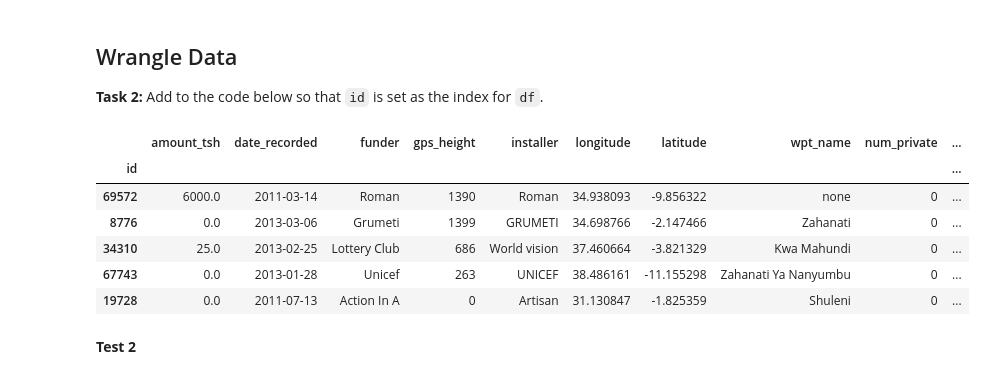
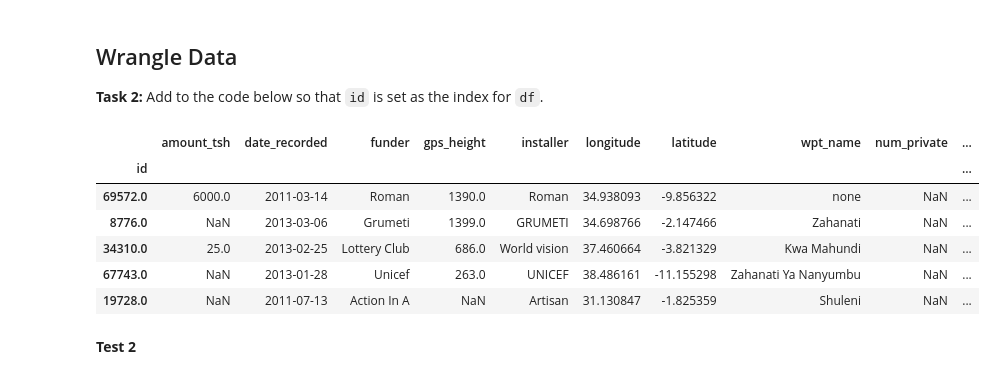
Before and after one commit to Samuel-Egbert31415/DS-Unit-2-Kaggle-Challenge, a Jupyter notebook: module1-decision-trees/DS-module-project-221.ipynb, the cells around one changed output. Drawn from its saved outputs; the diff is of its cells as text; code cells hidden in the pictures.

```diff
--- a/module1-decision-trees/DS-module-project-221.ipynb
+++ b/module1-decision-trees/DS-module-project-221.ipynb
@@ -44,18 +44,20 @@ Requirement already satisfied: webencodings in /usr/local/lib/python3.6/dist-pac
 # %%
 import pandas as pd
 
-df = pd.merge(pd.read_csv(DATA_PATH + 'waterpumps/train_features.csv'),
+df = pd.merge(pd.read_csv(DATA_PATH + 'waterpumps/train_features.csv',
+                          parse_dates = ['date_recorded'], #Get date-time format
+                          na_values = [0, -2.000000e-08]), #deal with the pesky null longititude and lat values, although, I do worry this will adversly affect my other features
               pd.read_csv(DATA_PATH + 'waterpumps/train_labels.csv')).set_index('id') #Importing and setting 'id' as index for df
 
 df.head()
 # %% [output]
 |  | amount_tsh | date_recorded | funder | gps_height | installer | longitude | latitude | wpt_name | num_private | ... |
 | id |  |  |  |  |  |  |  |  |  | ... |
-| 69572 | 6000.0 | 2011-03-14 | Roman | 1390 | Roman | 34.938093 | -9.856322 | none | 0 | ... |
-| 8776 | 0.0 | 2013-03-06 | Grumeti | 1399 | GRUMETI | 34.698766 | -2.147466 | Zahanati | 0 | ... |
-| 34310 | 25.0 | 2013-02-25 | Lottery Club | 686 | World vision | 37.460664 | -3.821329 | Kwa Mahundi | 0 | ... |
-| 67743 | 0.0 | 2013-01-28 | Unicef | 263 | UNICEF | 38.486161 | -11.155298 | Zahanati Ya Nanyumbu | 0 | ... |
-| 19728 | 0.0 | 2011-07-13 | Action In A | 0 | Artisan | 31.130847 | -1.825359 | Shuleni | 0 | ... |
+| 69572.0 | 6000.0 | 2011-03-14 | Roman | 1390.0 | Roman | 34.938093 | -9.856322 | none | NaN | ... |
+| 8776.0 | NaN | 2013-03-06 | Grumeti | 1399.0 | GRUMETI | 34.698766 | -2.147466 | Zahanati | NaN | ... |
+| 34310.0 | 25.0 | 2013-02-25 | Lottery Club | 686.0 | World vision | 37.460664 | -3.821329 | Kwa Mahundi | NaN | ... |
+| 67743.0 | NaN | 2013-01-28 | Unicef | 263.0 | UNICEF | 38.486161 | -11.155298 | Zahanati Ya Nanyumbu | NaN | ... |
+| 19728.0 | NaN | 2011-07-13 | Action In A | NaN | Artisan | 31.130847 | -1.825359 | Shuleni | NaN | ... |
 # %% [markdown]
 **Test 2**
 # %%
```
Also changed, not shown: parts of 9 cells of this notebook.
